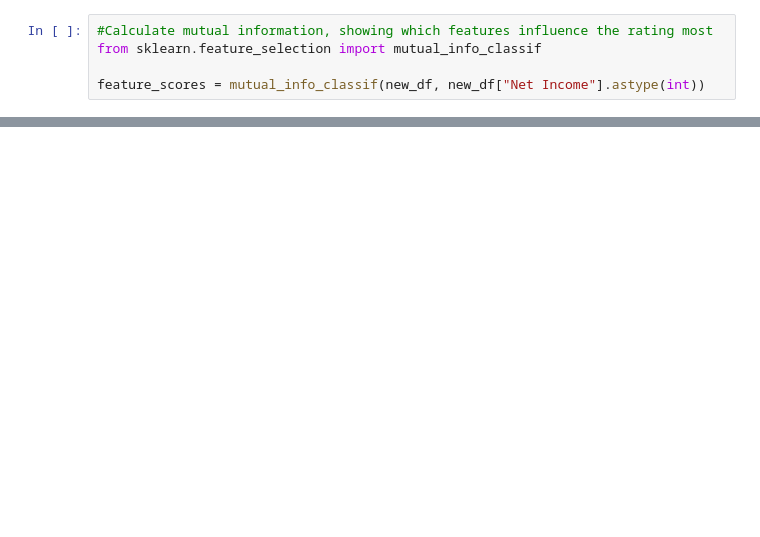
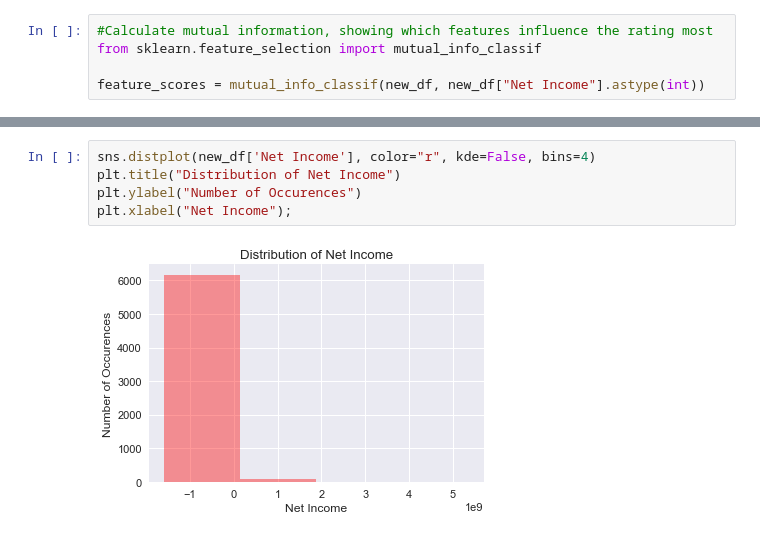
Before and after one commit to anaidpm/dizme, a Jupyter notebook: hospital_costs.ipynb, the cells around one changed output, grey strips where cells are left out. Drawn from its saved outputs; the diff is of its cells as text; blank space fills up the shorter version.

```diff
--- a/hospital_costs.ipynb
+++ b/hospital_costs.ipynb
@@ -170,0 +214,7 @@ plt.show()
+# %%
+sns.distplot(new_df['Net Income'], color="r", kde=False, bins=4)
+plt.title("Distribution of Net Income")
+plt.ylabel("Number of Occurences")
+plt.xlabel("Net Income");
+# %% [output]
+[figure, added]
```
Also changed, not shown: parts of 19 cells of this notebook.
